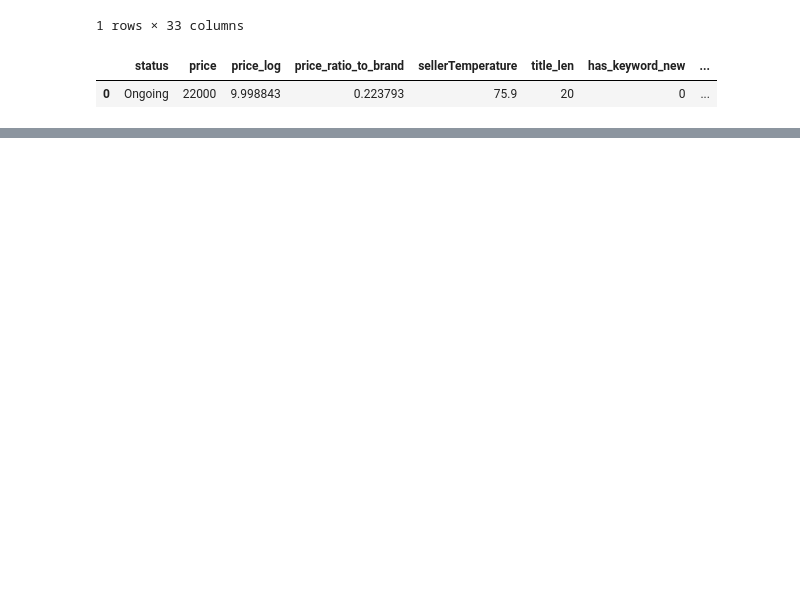
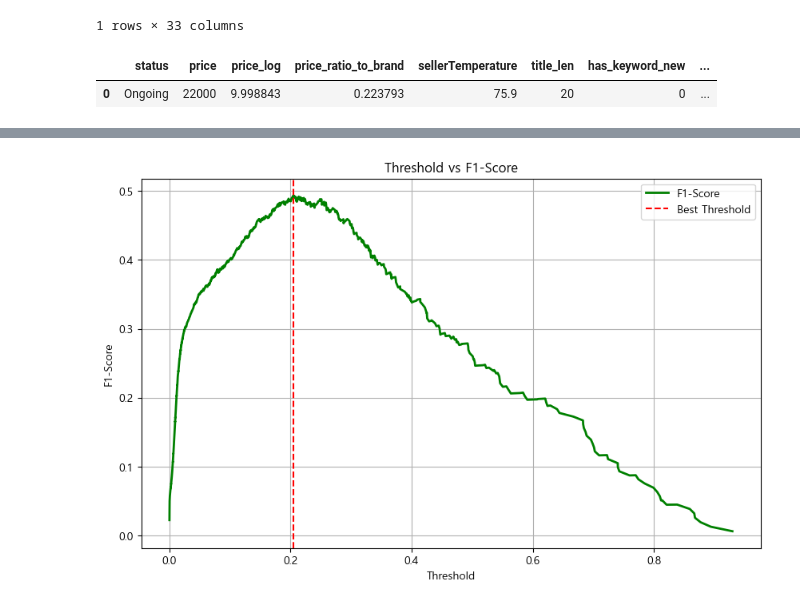
Before and after one commit to PotenUP3-02-Daangn-Marke/pj02_Daangn-marke, a Jupyter notebook: notebooks/daangn-test00.ipynb, the cells around one changed output, grey strips where cells are left out. Saved outputs shown, nothing was run; the diff lists cells and outputs as text; code cells hidden in the pictures; blank space fills up the shorter version.

Commit message:
edited test00

```diff
--- a/notebooks/daangn-test00.ipynb
+++ b/notebooks/daangn-test00.ipynb
@@ -829,0 +849,85 @@ KeyboardInterrupt:
+# %%
+# 1. 1(팔림)이 될 '확률(Probability)'만 따로 추출
+proba = final_model.predict_proba(X_test)[:, 1]
+
+# 2. 다양한 임계값(Threshold) 테스트
+thresholds = np.arange(0.05, 0.95, 0.05)
+best_f1 = 0
+best_thresh = 0.5
+
+print('Threshold | Precision | Recall | F1-Score')
+print('-' * 45)
+for thresh in thresholds:
+    # 확률이 thresh 이상일 때만 1로 예측
+    custom_preds = (proba >= thresh).astype(int)
+
+    p = precision_score(y_test, custom_preds, zero_division=0)
+    r = recall_score(y_test, custom_preds)
+    f1 = f1_score(y_test, custom_preds)
+
+    print(f'{thresh:.2f}      | {p:.4f}    | {r:.4f} | {f1:.4f}')
+
+    if f1 > best_f1:
+        best_f1 = f1
+        best_thresh = thresh
+
+print(f'\n최적의 Threshold: {best_thresh:.2f} (최고 F1-score: {best_f1:.4f})')
+
+
+def find_optimal_threshold(y_true, y_proba):
+    # 1. 가능한 모든 임계값과 그에 따른 정밀도, 재현율 계산
+    precisions, recalls, thresholds = precision_recall_curve(y_true, y_proba)
+
+    # 2. 각 임계값에서의 F1-score 계산 (분모가 0이 되는 것을 방지하기 위해 1e-10 추가)
+    f1_scores = 2 * (precisions * recalls) / (precisions + recalls + 1e-10)
+
+    # 3. F1-score가 가장 높은 지점의 인덱스 추출
+    best_idx = np.argmax(f1_scores)
+
+    # 4. 최적의 임계값과 그때의 F1-score
+    best_threshold = thresholds[best_idx]
+    best_f1 = f1_scores[best_idx]
+
+    print('🌟 [최적 임계값 탐색 결과] 🌟')
+    print(f'👉 Best Threshold : {best_threshold:.4f}')
+    print(f'👉 Best F1-Score  : {best_f1:.4f}\n')
+
+    return best_threshold
+
+
+def plot_threshold_curve(y_true, y_proba):
+    precisions, recalls, thresholds = precision_recall_curve(y_true, y_proba)
+    f1_scores = 2 * (precisions * recalls) / (precisions + recalls + 1e-10)
+
+    plt.figure(figsize=(10, 6))
+    # thresholds는 precisions/recalls보다 길이가 1 짧으므로 슬라이싱 필요
+    plt.plot(thresholds, f1_scores[:-1], label='F1-Score', color='green', linewidth=2)
+    plt.axvline(
+        x=thresholds[np.argmax(f1_scores)],
+        color='red',
+        linestyle='--',
+        label='Best Threshold',
+    )
+
+    plt.title('Threshold vs F1-Score')
+    plt.xlabel('Threshold')
+    plt.ylabel('F1-Score')
+    plt.legend()
+    plt.grid(True)
+    plt.show()
+
+
+# 최적 임계값 구하기 (y_test는 테스트 데이터의 실제 정답)
+y_proba = final_model.predict_proba(X_test)[:, 1]
+best_threshold = find_optimal_threshold(y_test, y_proba)
+
+# 확률값이 best_threshold 이상이면 1.0, 아니면 0.0으로 변환
+y_pred_custom = (y_proba >= best_threshold).astype(float)
+
+# 최종 성능 확인
+print('✅ [최적 임계값 적용 후 Classification Report]')
+print(classification_report(y_test, y_pred_custom))
+
+# 그래프 그리기
+plot_threshold_curve(y_test, y_proba)
+# %% [output]
@@ -829,0 +951 @@ KeyboardInterrupt:
+[figure, added]
```
Also changed, not shown: parts of 12 cells of this notebook.
